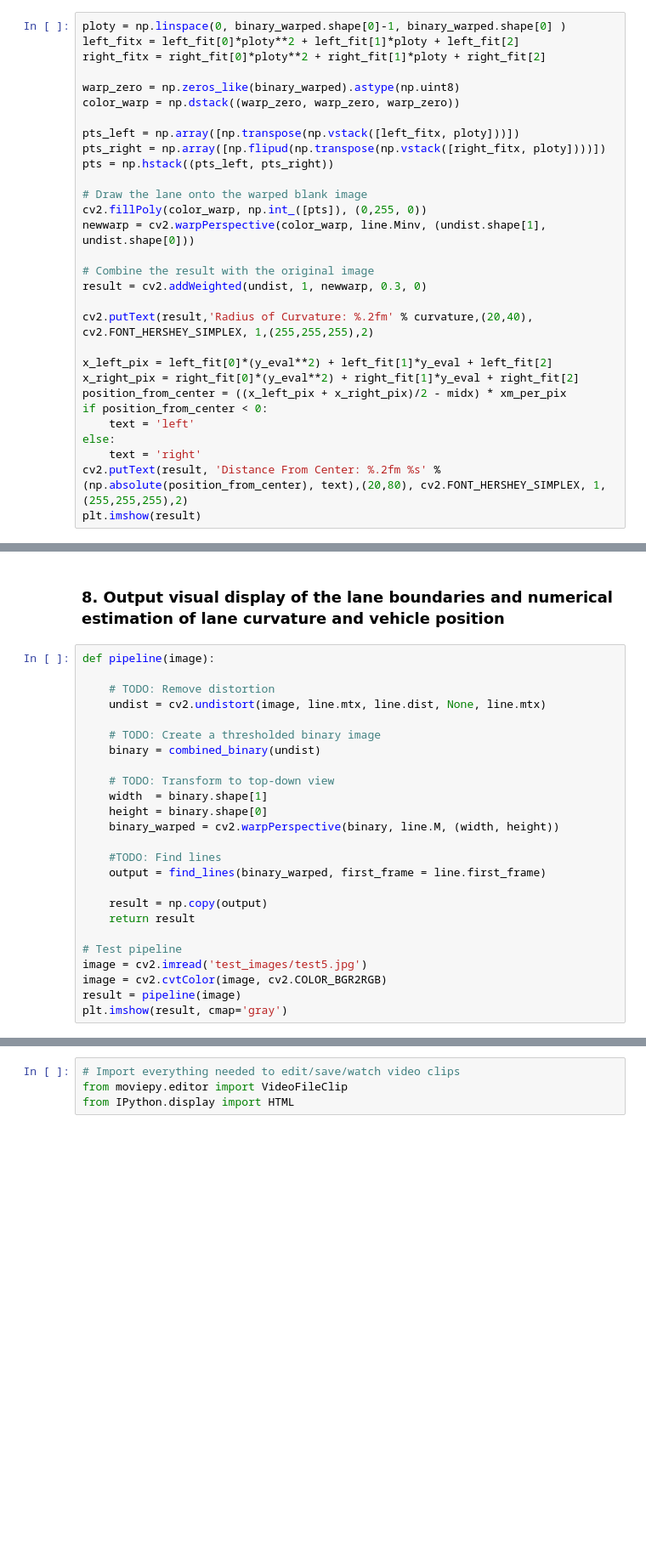
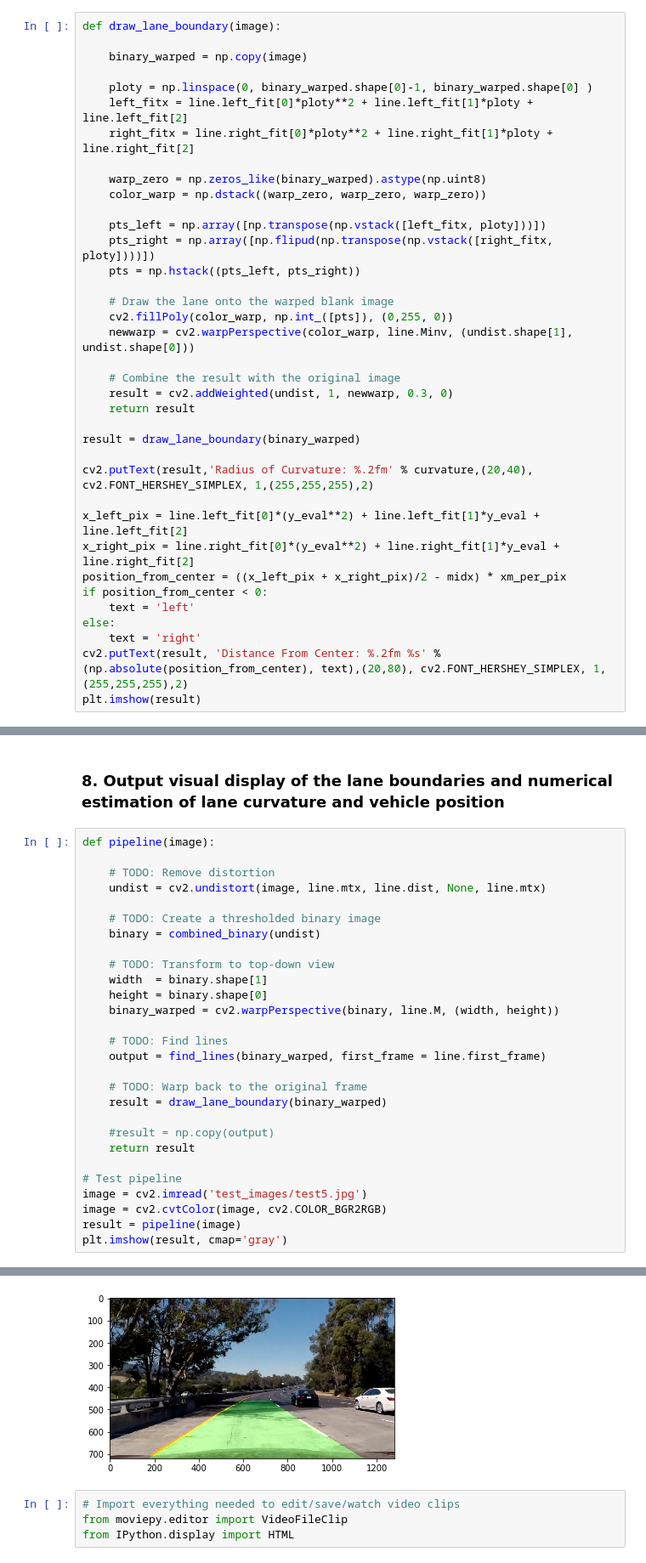
Before and after one commit to ek8203/CarND-Advanced-Lane-Lines, a Jupyter notebook: advanced_lane_finding.ipynb, the cells around one changed output, grey strips where cells are left out. Shown at 85% size. Drawn from its saved outputs; the diff is of its cells as text; blank space fills up the shorter version.

Commit message:
added draw_lane_boundary

```diff
--- a/advanced_lane_finding.ipynb
+++ b/advanced_lane_finding.ipynb
@@ -890,28 +830,35 @@ def update_curvature(y_eval=700, xm_per_pix=3.7/700, ym_per_pix=30/700):
 # %% [markdown]
 ### 7. Warp the detected lane boundaries back onto the original image
 # %%
-ploty = np.linspace(0, binary_warped.shape[0]-1, binary_warped.shape[0] )
-left_fitx = left_fit[0]*ploty**2 + left_fit[1]*ploty + left_fit[2]
-right_fitx = right_fit[0]*ploty**2 + right_fit[1]*ploty + right_fit[2]
+def draw_lane_boundary(image):
 
-warp_zero = np.zeros_like(binary_warped).astype(np.uint8)
-color_warp = np.dstack((warp_zero, warp_zero, warp_zero))
+    binary_warped = np.copy(image)
 
-pts_left = np.array([np.transpose(np.vstack([left_fitx, ploty]))])
-pts_right = np.array([np.flipud(np.transpose(np.vstack([right_fitx, ploty])))])
-pts = np.hstack((pts_left, pts_right))
+    ploty = np.linspace(0, binary_warped.shape[0]-1, binary_warped.shape[0] )
+    left_fitx = line.left_fit[0]*ploty**2 + line.left_fit[1]*ploty + line.left_fit[2]
+    right_fitx = line.right_fit[0]*ploty**2 + line.right_fit[1]*ploty + line.right_fit[2]
 
-# Draw the lane onto the warped blank image
-cv2.fillPoly(color_warp, np.int_([pts]), (0,255, 0))
-newwarp = cv2.warpPerspective(color_warp, line.Minv, (undist.shape[1], undist.shape[0]))
+    warp_zero = np.zeros_like(binary_warped).astype(np.uint8)
+    color_warp = np.dstack((warp_zero, warp_zero, warp_zero))
 
-# Combine the result with the original image
-result = cv2.addWeighted(undist, 1, newwarp, 0.3, 0)
+    pts_left = np.array([np.transpose(np.vstack([left_fitx, ploty]))])
+    pts_right = np.array([np.flipud(np.transpose(np.vstack([right_fitx, ploty])))])
+    pts = np.hstack((pts_left, pts_right))
+
+    # Draw the lane onto the warped blank image
+    cv2.fillPoly(color_warp, np.int_([pts]), (0,255, 0))
+    newwarp = cv2.warpPerspective(color_warp, line.Minv, (undist.shape[1], undist.shape[0]))
+
+    # Combine the result with the original image
+    result = cv2.addWeighted(undist, 1, newwarp, 0.3, 0)
+    return result
+
+result = draw_lane_boundary(binary_warped)
 
 cv2.putText(result,'Radius of Curvature: %.2fm' % curvature,(20,40), cv2.FONT_HERSHEY_SIMPLEX, 1,(255,255,255),2)
 
-x_left_pix = left_fit[0]*(y_eval**2) + left_fit[1]*y_eval + left_fit[2]
-x_right_pix = right_fit[0]*(y_eval**2) + right_fit[1]*y_eval + right_fit[2]
+x_left_pix = line.left_fit[0]*(y_eval**2) + line.left_fit[1]*y_eval + line.left_fit[2]
+x_right_pix = line.right_fit[0]*(y_eval**2) + line.right_fit[1]*y_eval + line.right_fit[2]
 position_from_center = ((x_left_pix + x_right_pix)/2 - midx) * xm_per_pix
 if position_from_center < 0:
     text = 'left'
@@ -938,10 +885,13 @@ def pipeline(image):
     height = binary.shape[0]
     binary_warped = cv2.warpPerspective(binary, line.M, (width, height))
 
-    #TODO: Find lines
+    # TODO: Find lines
     output = find_lines(binary_warped, first_frame = line.first_frame)
 
-    result = np.copy(output)
+    # TODO: Warp back to the original frame
+    result = draw_lane_boundary(binary_warped)
+
+    #result = np.copy(output)
     return result
 
 # Test pipeline
@@ -949,3 +899,4 @@ image = cv2.imread('test_images/test5.jpg')
 image = cv2.cvtColor(image, cv2.COLOR_BGR2RGB)
 result = pipeline(image)
 plt.imshow(result, cmap='gray')
+# %% [output]
@@ -952,3 +904,4 @@ plt.imshow(result, cmap='gray')
+[figure, added]
 # %%
 # Import everything needed to edit/save/watch video clips
 from moviepy.editor import VideoFileClip
```
Also changed, not shown: parts of 10 cells of this notebook.
